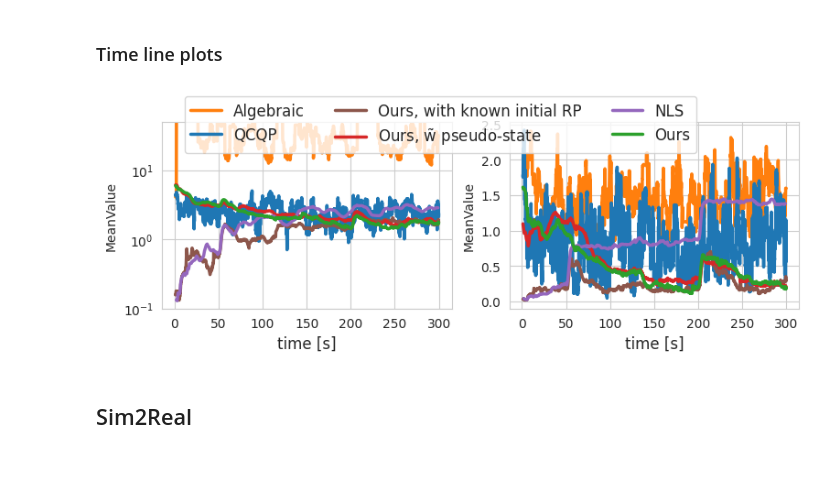
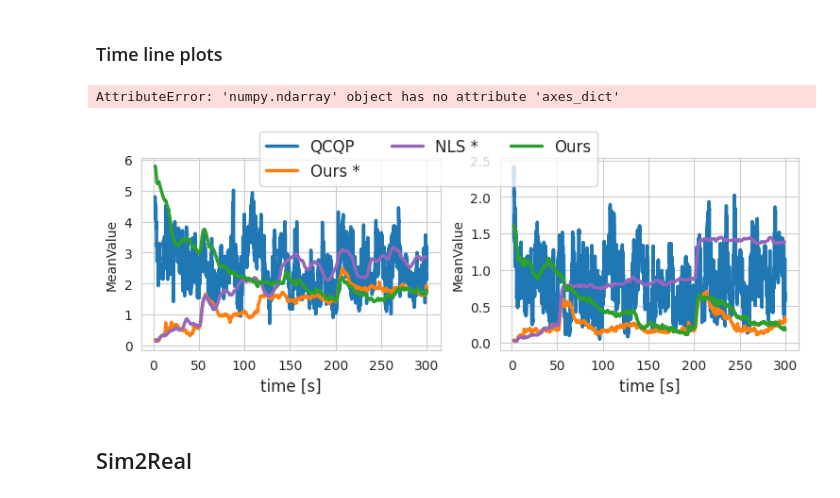
Before and after one commit to y2d2/UPF_RPE, a Jupyter notebook: Graphs.ipynb, the cells around one changed output. Drawn from its saved outputs; the diff is of its cells as text; code cells hidden in the pictures; blank space fills up the shorter version.

```diff
--- a/Graphs.ipynb
+++ b/Graphs.ipynb
@@ -158,9 +158,8 @@ nls_exp = {
 
 
 methods_order = [ upf_exp,
-
                   nodriftupf_exp,
-                  # alg_exp,
+                  alg_exp,
                   qcqp_exp,
                   upf_exp_per,
                   nls_exp,
@@ -234,22 +235,23 @@ NLS|frequency=1.0|horizon=10|Type_['experiment']|Variable_['error_x_relative', '
 # %%
 #reshuffle the order so the lines are visible.
 methods_names = [
-                "algebraic|frequency=10.0|horizon=100|Type_['experiment']|Variable_['error_x_relative', 'error_h_relative']|Sigma_dv_[0.08]|Sigma_dw_[0.08]|Sigma_uwb_[0.25]|Frequency_[10.0]",
+                # "algebraic|frequency=10.0|horizon=100|Type_['experiment']|Variable_['error_x_relative', 'error_h_relative']|Sigma_dv_[0.08]|Sigma_dw_[0.08]|Sigma_uwb_[0.25]|Frequency_[10.0]",
                  "QCQP|frequency=10.0|horizon=100|Type_['experiment']|Variable_['error_x_relative', 'error_h_relative']|Sigma_dv_[0.08]|Sigma_dw_[0.08]|Sigma_uwb_[0.25]|Frequency_[10.0]",
                  "losupf|frequency=10.0|resample_factor=0.1|sigma_uwb_factor=1.0|multi_particles=0|Type_['experiment']|Variable_['error_x_relative', 'error_h_relative']|Sigma_dv_[0.08]|Sigma_dw_[0.08]|Sigma_uwb_[0.25]|Frequency_[10.0]",
-                 "nodriftupf|frequency=10.0|resample_factor=0.1|sigma_uwb_factor=1.0|Type_['experiment']|Variable_['error_x_relative', 'error_h_relative']|Sigma_dv_[0.08]|Sigma_dw_[0.08]|Sigma_uwb_[0.25]|Frequency_[10.0]",
+                 # "nodriftupf|frequency=10.0|resample_factor=0.1|sigma_uwb_factor=1.0|Type_['experiment']|Variable_['error_x_relative', 'error_h_relative']|Sigma_dv_[0.08]|Sigma_dw_[0.08]|Sigma_uwb_[0.25]|Frequency_[10.0]",
                  "NLS|frequency=1.0|horizon=10|Type_['experiment']|Variable_['error_x_relative', 'error_h_relative']|Sigma_dv_[0.08]|Sigma_dw_[0.08]|Sigma_uwb_[0.25]|Frequency_[1.0]",
                 "losupf|frequency=10.0|resample_factor=0.1|sigma_uwb_factor=1.0|Type_['experiment']|Variable_['error_x_relative', 'error_h_relative']|Sigma_dv_[0.08]|Sigma_dw_[0.08]|Sigma_uwb_[0.25]|Frequency_[10.0]",
             ]
 
 g = taa.lineplot(df, methods_names, methods_colors,
                          methods_legends=methods_legends)
 
 g.axes_dict["error_h_relative"].set_ylabel(taa.y_label["error_h_relative"])
 g.axes_dict["error_x_relative"].set_ylabel(taa.y_label["error_x_relative"])
 plt.show()
 # %% [output]
+AttributeError: 'numpy.ndarray' object has no attribute 'axes_dict'
-[figure, old version]
+[figure, new version]
 # %% [markdown]
 ## Sim2Real
 # %%
```
Also changed, not shown: parts of 3 cells of this notebook, 8 other files.
